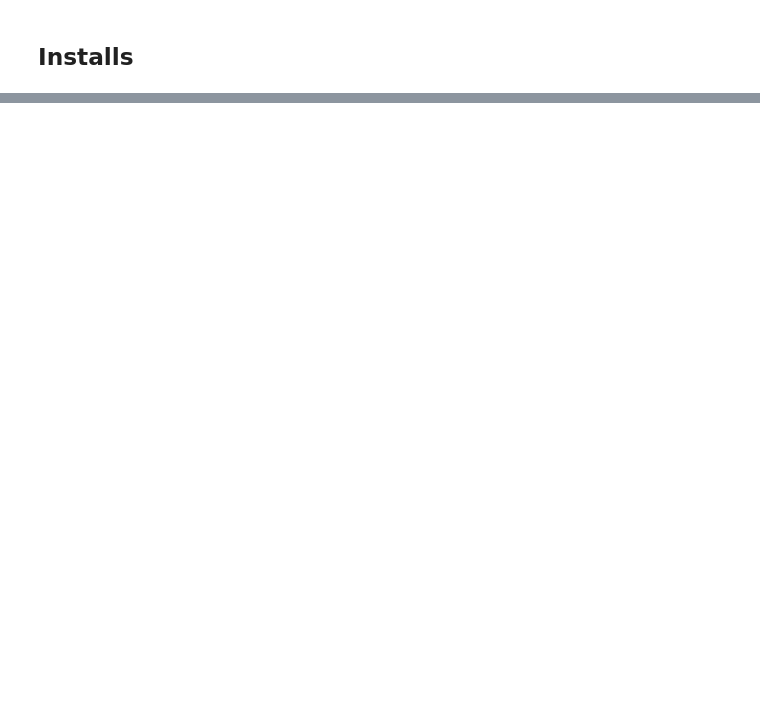
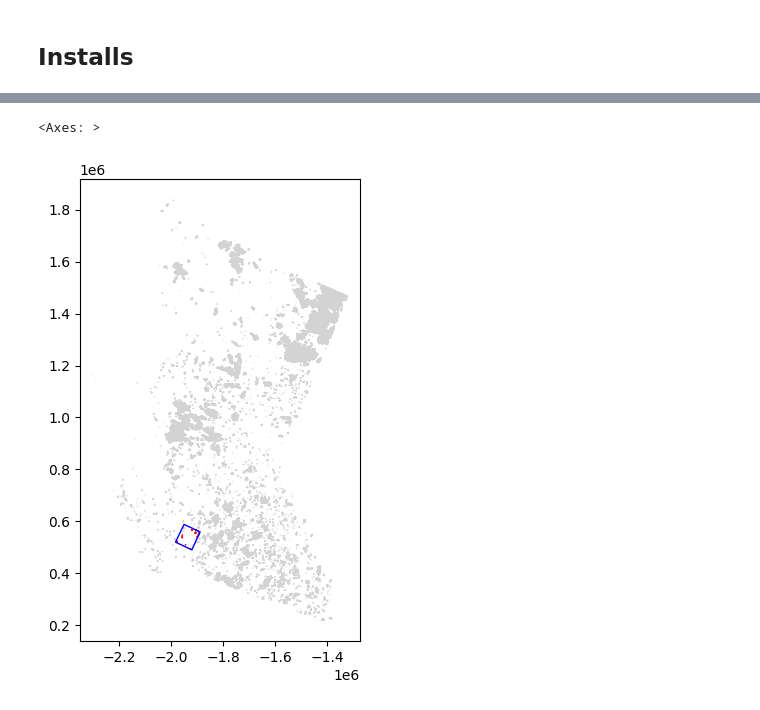
Before and after one commit to Mitch-P-Analyst/wildfire-risk-analysis, a Jupyter notebook: notebooks/02_shapefiles.IPYNB, the cells around one changed output, grey strips where cells are left out. Cells and saved outputs as stored; diff of their text form; code cells hidden in the pictures; blank space fills up the shorter version.

```diff
--- a/notebooks/02_shapefiles.IPYNB
+++ b/notebooks/02_shapefiles.IPYNB
@@ -39,0 +210,4 @@ for folder in zipfolders:
+# %%
+BC_gdfs = combined["NBAC_all_years"][combined["NBAC_all_years"]['ADMIN_AREA']=='BC']
+print(f'BC Wildfires Shape: {BC_gdfs.shape}\n')
+BC_gdfs.head(2)
@@ -39,0 +261,14 @@ for folder in zipfolders:
+# %%
+
+# 1) Build the polygon in WGS84
+rect_coords = [
+    (-123.44905329108101, 49.62358002135707),
+    (-122.48500299811226, 49.62358002135707),
+    (-122.48500299811226, 50.307292009062756),
+    (-123.44905329108101, 50.307292009062756),
+    (-123.44905329108101, 49.62358002135707)  # close the ring
+]
+
+rect_poly_wgs84 = Polygon(rect_coords)
+
+rect_gs = gpd.GeoSeries([rect_poly_wgs84], crs="EPSG:4326")
@@ -39,0 +292,13 @@ for folder in zipfolders:
+# %%
+# Reproject the rectangle into the fires CRS
+rect_poly_proj = rect_gs.to_crs(BC_gdfs.crs).iloc[0]
+# %%
+centroids = BC_gdfs.geometry.centroid
+fires_in_box = BC_gdfs[centroids.within(rect_poly_proj)]
+# %%
+ax = BC_gdfs.plot(edgecolor="lightgrey", facecolor="none", figsize=(6, 6))
+fires_in_box.plot(ax=ax, edgecolor="red", facecolor="none")
+gpd.GeoSeries([rect_poly_proj], crs=BC_gdfs.crs).plot(ax=ax, edgecolor="blue", facecolor="none")
+# %% [output]
+<Axes: >
+[figure, added]
```
Also changed, not shown: parts of 23 cells of this notebook, 11 other files.
